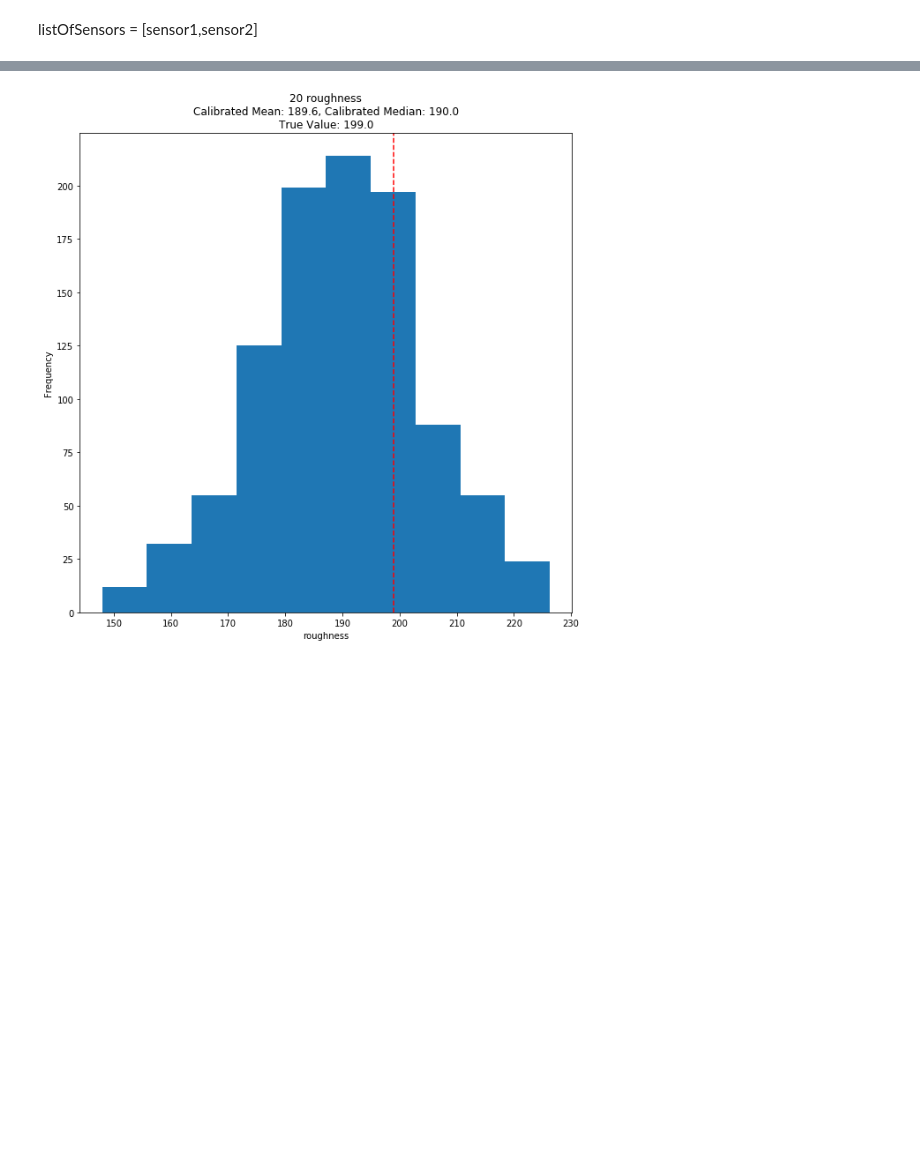
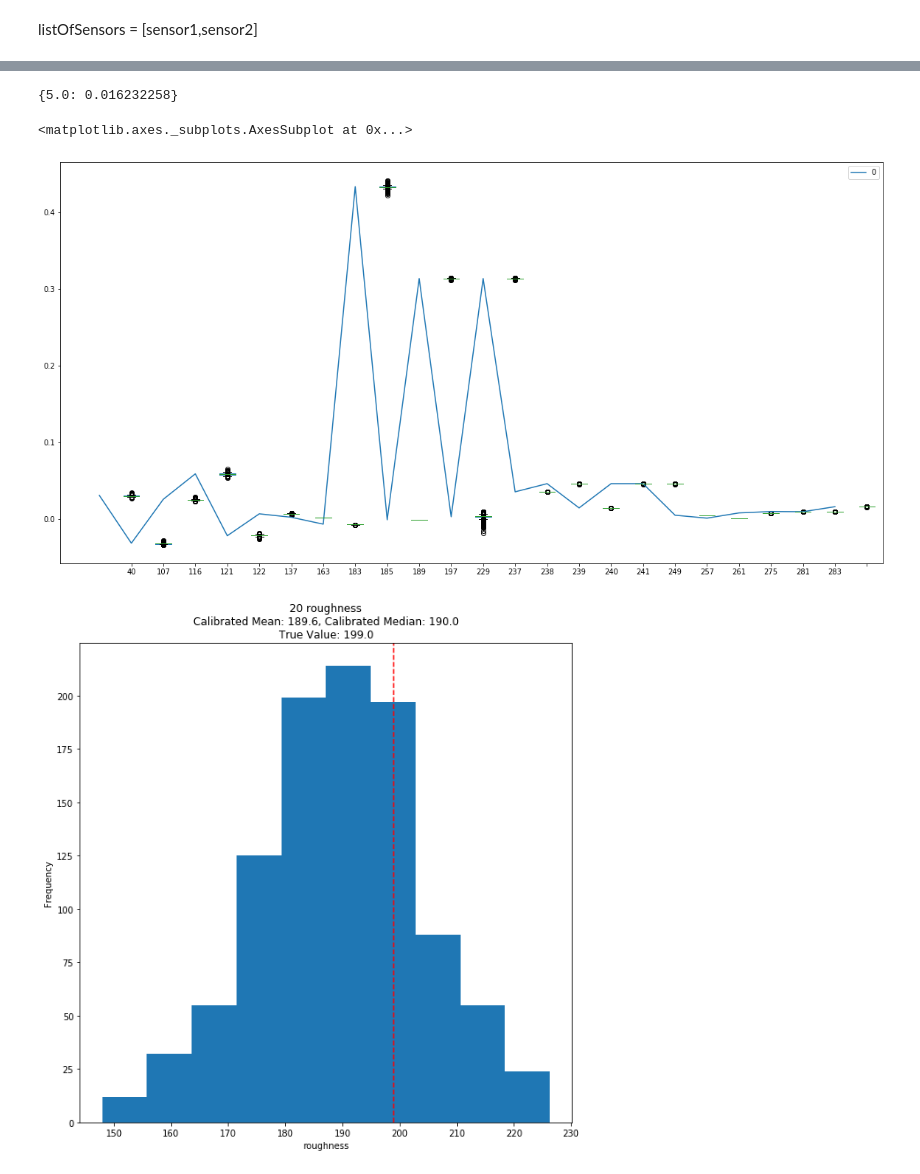
Before and after one commit to noahgarfinkle/ModelCalibration, a Jupyter notebook: WaterModelCalibration.ipynb, the cells around one changed output, grey strips where cells are left out. Drawn from its saved outputs; the diff is of its cells as text; code cells hidden in the pictures; blank space fills up the shorter version.

```diff
--- a/WaterModelCalibration.ipynb
+++ b/WaterModelCalibration.ipynb
@@ -380,5 +426,6 @@ listOfCalibrators = [calibrator1,calibrator2,calibrator3]
 # %%
 listOfCalibrators = []
+calibratorPipes = []
 trueValues = {}
 pAddCalibrator = 0.05
 for i,row in waterNetwork.pipes.iterrows():
@@ -390,6 +437,16 @@ for i,row in waterNetwork.pipes.iterrows():
         calibrator = Calibrator(i,"roughness",stats.norm(randomRoughness,15))
         trueValues[calibrator] = actualRoughness
         listOfCalibrators.append(calibrator)
+        calibratorPipes.append(i)
+
+for sensorName,row in testResult.flowrate.iterrows():
+    sensorProperty = "flowrate"
+    sensorSTD = 0.001
+    sensorDict = {}
+    sensorDict[5.00] = row[5.00]
+    sensor = Sensor(sensorProperty,sensorName,sensorSTD,sensorDict)
+    if sensorName in calibratorPipes:
+        listOfSensors.append(sensor)
 # %% [markdown]
 trueValues = {calibrator1:199,calibrator2:199,calibrator3:140}
 # %%
@@ -482,9 +547,23 @@ for i in range(0,len(listOfCalibrators)):
+# %%
+sensor.dictOfPropertyValues
+# %% [output]
+{5.0: 0.016232258}
 # %%
+fig,ax = plt.subplots(figsize=(20,10))
 dict_sensors = {}
+dict_trueValues = {}
 for sensor in listOfSensors:
-    dict_sensors[sensor.name=dictOfPropertyModelEstimates[5.00]]
+    dict_sensors[sensor.name]=sensor.dictOfPropertyModelEstimates[5.00]
+    dict_trueValues[sensor.name] = [sensor.dictOfPropertyValues[5.00]]
 df_sensors = pd.DataFrame(dict_sensors)
-df_sensors.plot(kind="box")
+df_sensors.plot(kind="box",ax=ax)
+df_true = pd.DataFrame(dict_trueValues)
+df_true.T.plot(ax=ax)
+# for sensor in listOfSensors:
+#     ax.scatter(sensor.name,sensor.dictOfPropertyValues[5.00])
+# %% [output]
+<matplotlib.axes._subplots.AxesSubplot at 0x...>
+[figure, added]
 # %%
 ax1 = calibrator1.plot(trueValues[calibrator1])
 ax2 = calibrator2.plot(trueValues[calibrator2])
```
Also changed, not shown: parts of 11 cells of this notebook, 3 other files.
